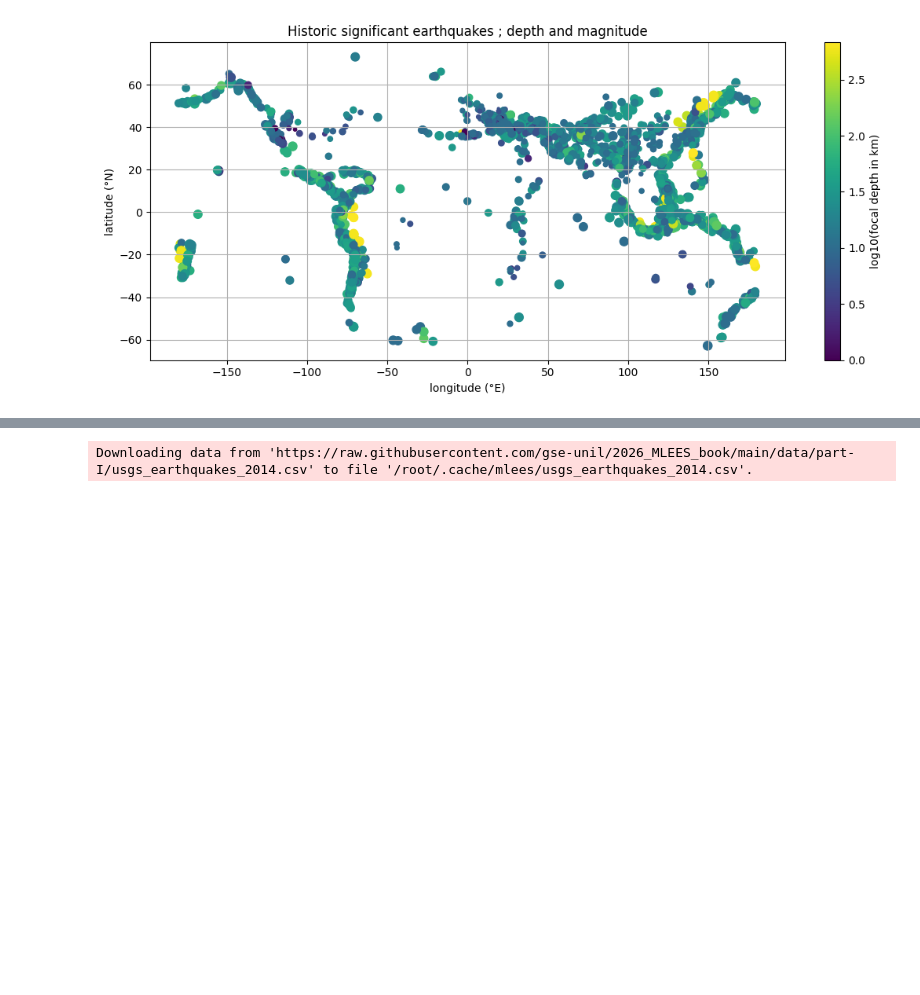
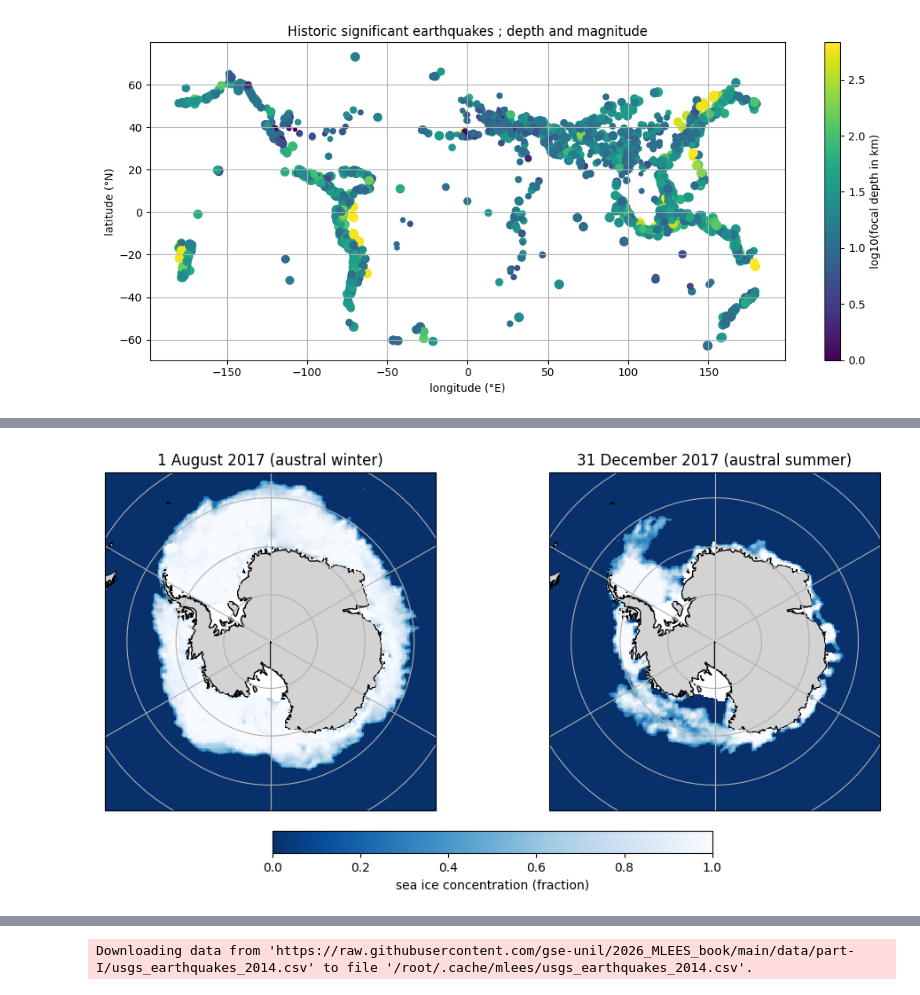
Before and after one commit to Lorena-garciamorais/2026_Intro_Python, a Jupyter notebook: live/part-I/1.4-matplotlib-and-xarray-exercises.ipynb, the cells around one changed output, grey strips where cells are left out. Drawn from its saved outputs; the diff is of its cells as text; code cells hidden in the pictures; blank space fills up the shorter version.

```diff
--- a/live/part-I/1.4-matplotlib-and-xarray-exercises.ipynb
+++ b/live/part-I/1.4-matplotlib-and-xarray-exercises.ipynb
@@ -649,0 +647,9 @@ Downloading data from 'https://raw.githubusercontent.com/gse-unil/2026_MLEES_boo
+# %%
+data_winter = xr.open_dataset(path_winter).isel(time=0)
+data_summer = xr.open_dataset(path_summer).isel(time=0)
+
+ice_winter = data_winter["seaice_conc_cdr"]
+ice_summer = data_summer["seaice_conc_cdr"]
+
+ice_winter_masked = ice_winter.where(ice_winter <= 1) # valeurs sup à 1 sont transformé en Nan
+ice_summer_masked = ice_summer.where(ice_summer <= 1)
@@ -650,19 +683,41 @@ Downloading data from 'https://raw.githubusercontent.com/gse-unil/2026_MLEES_boo
 # %%
 # Your solution here
 # Hint: open each file with xr.open_dataset and select the single time step with .isel(time=0)
 # Hint: the valid concentration range is 0-1; a few cells carry flag values above 1
 #       (land, coastal, missing) -- mask them out first with da.where(da <= 1)
 # Hint: build a figure with two ccrs.SouthPolarStereo() axes:
 #       plt.subplots(1, 2, subplot_kw={"projection": ccrs.SouthPolarStereo()})
 # Hint: ax.set_extent([-180, 180, -90, -55], ccrs.PlateCarree()) crops each axes to the
 #       Southern Ocean instead of the whole hemisphere
 # Hint: since latitude/longitude are 2D, plot with
 #       ax.pcolormesh(ds["longitude"], ds["latitude"], masked, transform=ccrs.PlateCarree())
 #       rather than xarray's own .plot()
 # Hint: pass vmin=0 and vmax=1 to both pcolormesh calls, so a colour means the same
 #       concentration in both panels and one colorbar can serve both
 # Hint: add cfeature.LAND under the data and gridlines; fig.colorbar(pcm, ax=axes, label=...)
 #       takes the whole array of axes and draws one colorbar for both panels
+
+
+fig, ax = plt.subplots(1, 2, figsize=(10, 5), subplot_kw={"projection": ccrs.SouthPolarStereo()}, layout="constrained")
+
+ax[0].set_extent([-180, 180, -90, -55], ccrs.PlateCarree())
+ax[1].set_extent([-180, 180, -90, -55], ccrs.PlateCarree())
+
+pcm = ax[0].pcolormesh(data_winter["longitude"], data_winter["latitude"], ice_winter_masked, transform=ccrs.PlateCarree(), cmap="Blues_r", vmin=0, vmax=1)
+ax[1].pcolormesh(data_summer["longitude"], data_summer["latitude"], ice_summer_masked, transform=ccrs.PlateCarree(), cmap="Blues_r", vmin=0, vmax=1)
+
+ax[0].add_feature(cfeature.LAND, facecolor="lightgray", edgecolor="black")
+ax[1].add_feature(cfeature.LAND, facecolor="lightgray", edgecolor="black")
+
+ax[0].set_title("1 August 2017 (austral winter)")
+ax[1].set_title("31 December 2017 (austral summer)")
+fig.colorbar(pcm, ax=ax, orientation="horizontal", label="sea ice concentration (fraction)", shrink=0.5) # shrink modifie la taille
+
+ax[0].gridlines()
+ax[1].gridlines()
+plt.show()
+# %% [output]
+[figure, added]
 # %% [markdown]
 ## Exercise 22: The 2014 earthquakes over North America
 
```
Also changed, not shown: parts of 3 cells of this notebook.
